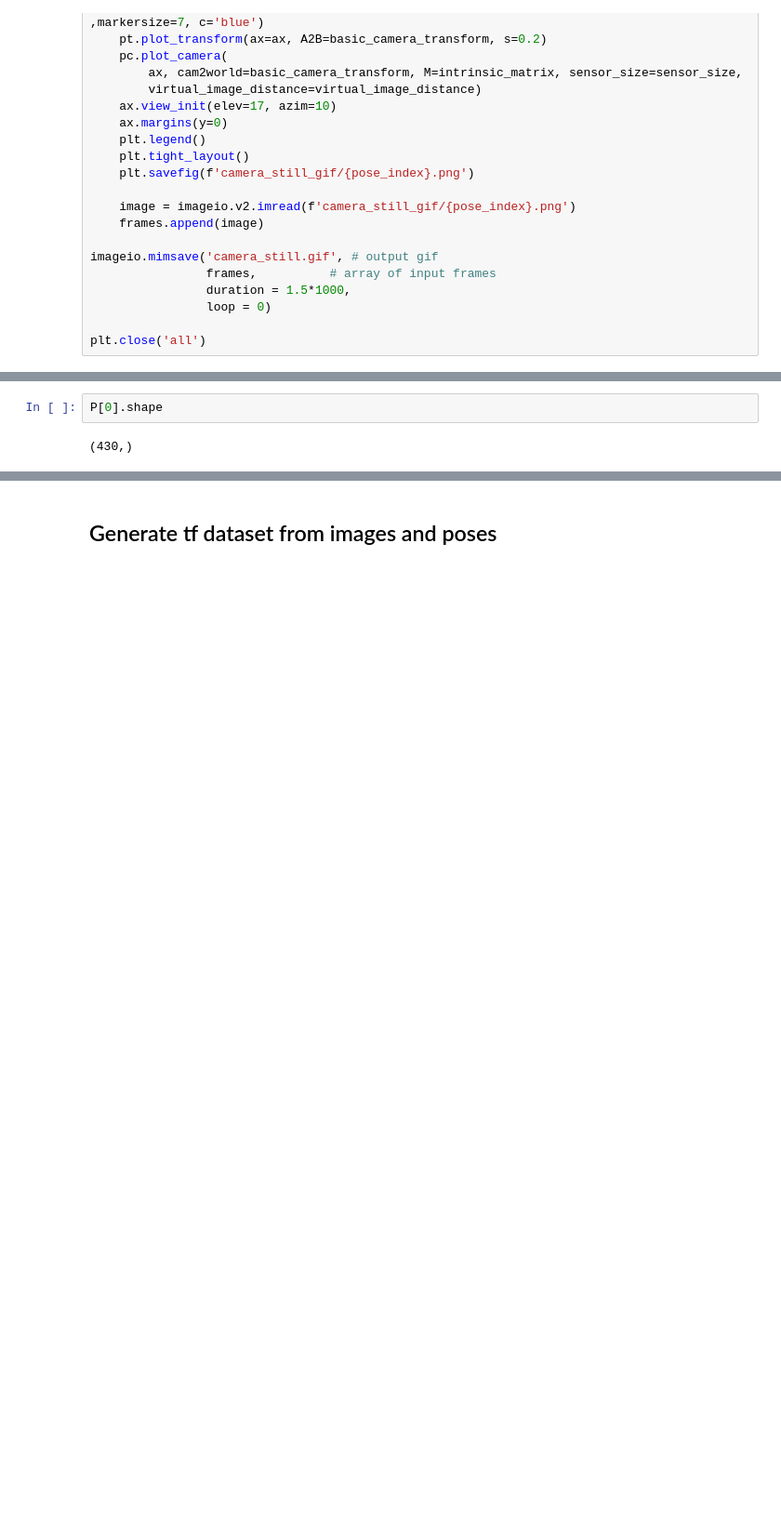
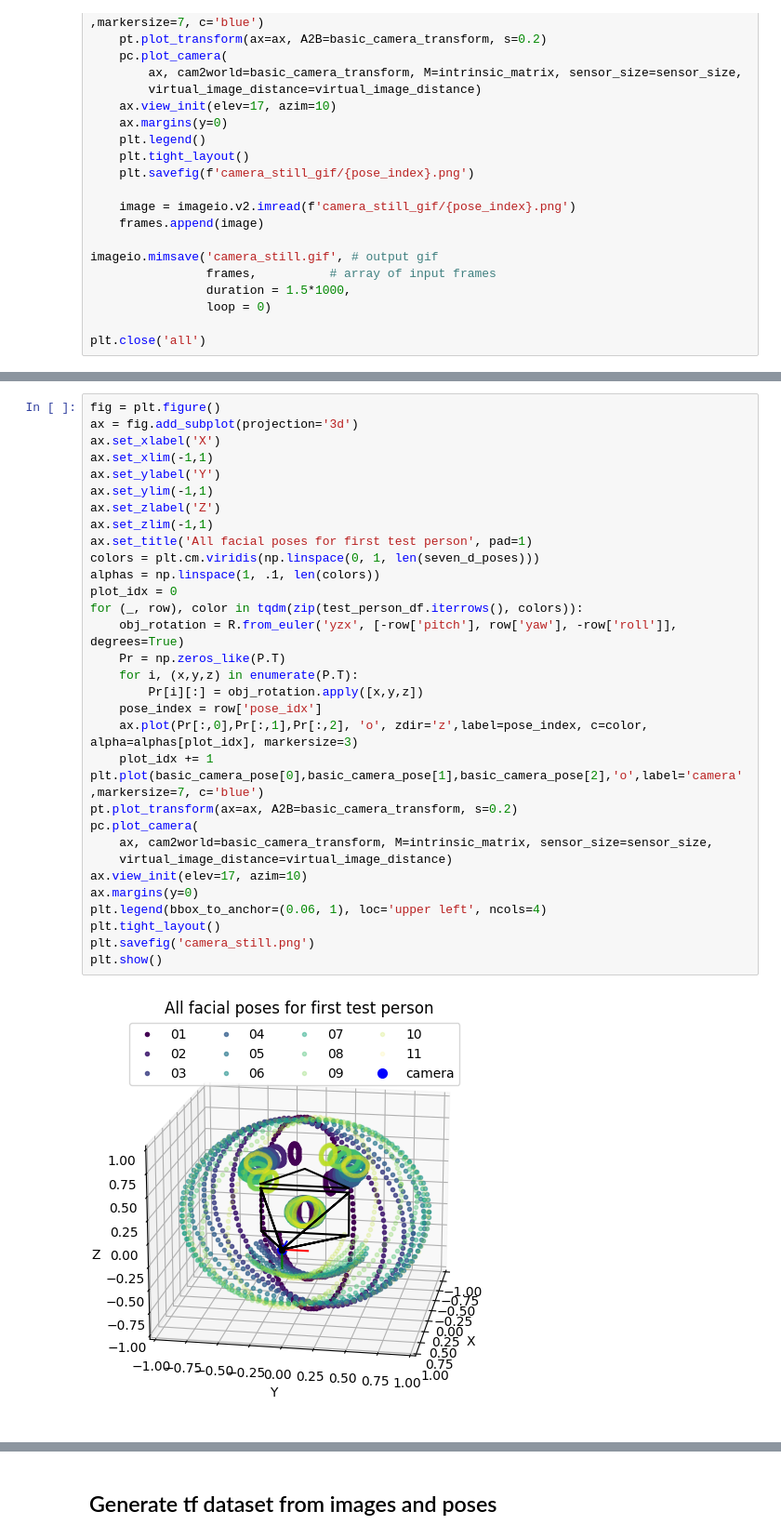
Before and after one commit to ThomasDh-C/viewformer-faces, a Jupyter notebook: notebooks/data_explorer.ipynb, the cells around one changed output, grey strips where cells are left out. Shown at 93% size. Saved outputs shown, nothing was run; the diff lists cells and outputs as text; blank space fills up the shorter version.

```diff
--- a/notebooks/data_explorer.ipynb
+++ b/notebooks/data_explorer.ipynb
@@ -345,10 +344,40 @@ imageio.mimsave('camera_still.gif', # output gif
 plt.close('all')
 # %% [markdown]
 <img src="./camera_still.gif" width="350px" align="center">
-# %%
-P[0].shape
-# %% [output]
-(430,)
+# %%
+fig = plt.figure()
+ax = fig.add_subplot(projection='3d')
+ax.set_xlabel('X')
+ax.set_xlim(-1,1)
+ax.set_ylabel('Y')
+ax.set_ylim(-1,1)
+ax.set_zlabel('Z')
+ax.set_zlim(-1,1)
+ax.set_title('All facial poses for first test person', pad=1)
+colors = plt.cm.viridis(np.linspace(0, 1, len(seven_d_poses)))
+alphas = np.linspace(1, .1, len(colors))
+plot_idx = 0
+for (_, row), color in tqdm(zip(test_person_df.iterrows(), colors)):
+    obj_rotation = R.from_euler('yzx', [-row['pitch'], row['yaw'], -row['roll']], degrees=True)
+    Pr = np.zeros_like(P.T)
+    for i, (x,y,z) in enumerate(P.T):
+        Pr[i][:] = obj_rotation.apply([x,y,z])
+    pose_index = row['pose_idx']
+    ax.plot(Pr[:,0],Pr[:,1],Pr[:,2], 'o', zdir='z',label=pose_index, c=color, alpha=alphas[plot_idx], markersize=3)
+    plot_idx += 1
+plt.plot(basic_camera_pose[0],basic_camera_pose[1],basic_camera_pose[2],'o',label='camera',markersize=7, c='blue')
+pt.plot_transform(ax=ax, A2B=basic_camera_transform, s=0.2)
+pc.plot_camera(
+    ax, cam2world=basic_camera_transform, M=intrinsic_matrix, sensor_size=sensor_size,
+    virtual_image_distance=virtual_image_distance)
+ax.view_init(elev=17, azim=10)
+ax.margins(y=0)
+plt.legend(bbox_to_anchor=(0.06, 1), loc='upper left', ncols=4)
+plt.tight_layout()
+plt.savefig('camera_still.png')
+plt.show()
+# %% [output]
+[figure, added]
 # %%
 # Now we want to keep camera steady and rotate face
 # make figure
```
Also changed, not shown: parts of 9 cells of this notebook, 42 other files.
